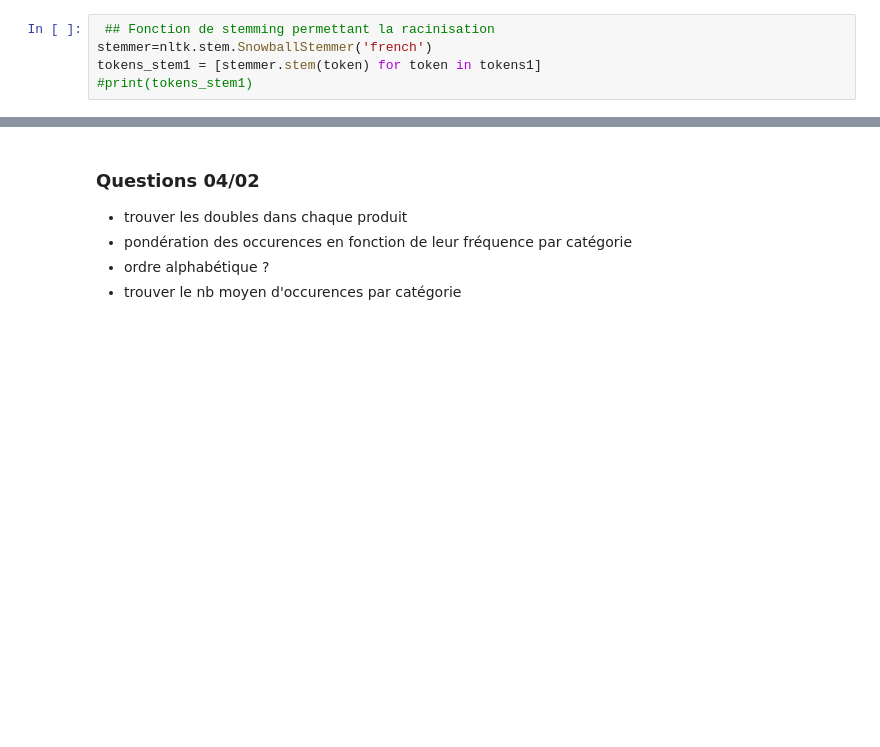
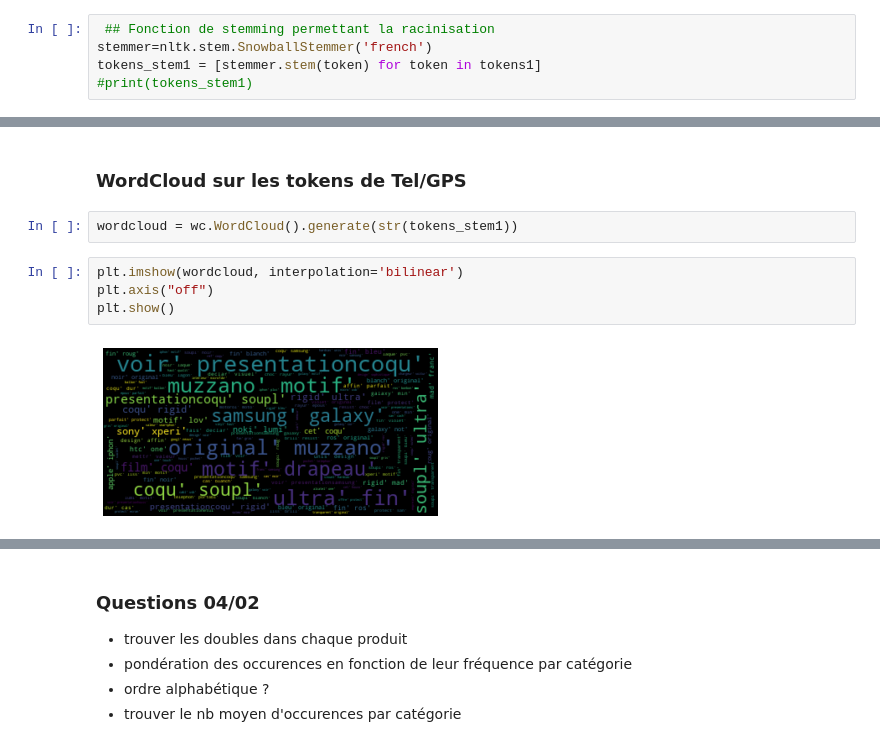
Before and after one commit to bguillouet/2020_4A_TEXTE, a Jupyter notebook: DataPreprocess.ipynb, the cells around one changed output, grey strips where cells are left out. Drawn from its saved outputs; the diff is of its cells as text; blank space fills up the shorter version.

Commit message:
Ajout des wordclouds

```diff
--- a/DataPreprocess.ipynb
+++ b/DataPreprocess.ipynb
@@ -263,0 +263,10 @@ len(set(tokens_stem1))
+# %% [markdown]
+### WordCloud sur les tokens de Tel/GPS
+# %%
+wordcloud = wc.WordCloud().generate(str(tokens_stem1))
+# %%
+plt.imshow(wordcloud, interpolation='bilinear')
+plt.axis("off")
+plt.show()
+# %% [output]
+[figure, added]
```
Also changed, not shown: parts of 17 cells of this notebook.
